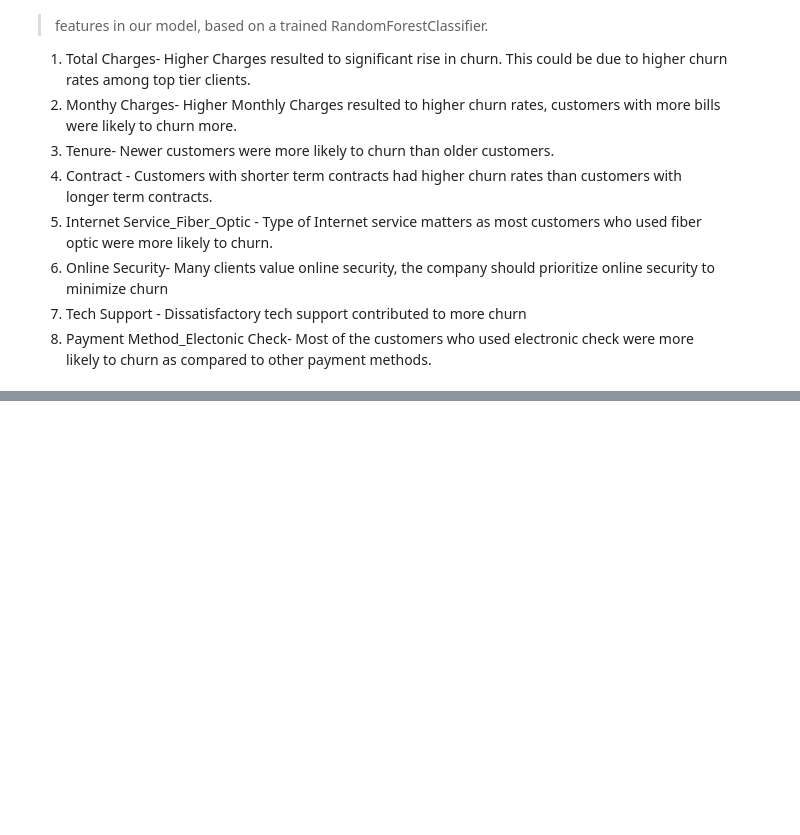
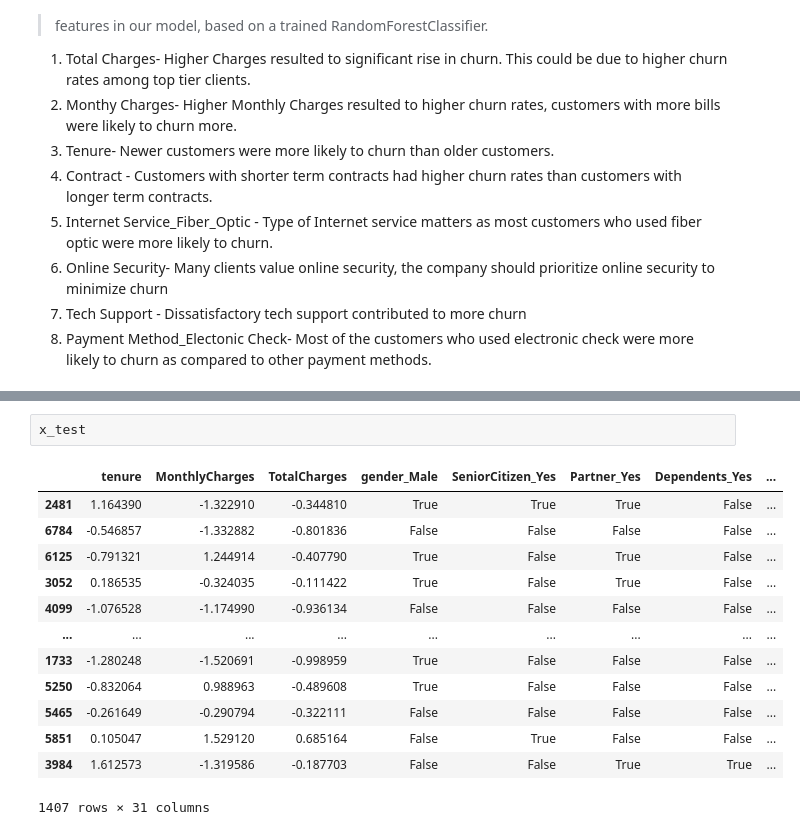
Before and after one commit to Rolweezy/Telco-Customer-Churn-Detection-and-Prevention-Project, a Jupyter notebook: Telco_Customer_Churn_Prediction_And_Prevention.ipynb, the cells around one changed output, grey strips where cells are left out. Drawn from its saved outputs; the diff is of its cells as text; blank space fills up the shorter version.

```diff
--- a/Telco_Customer_Churn_Prediction_And_Prevention.ipynb
+++ b/Telco_Customer_Churn_Prediction_And_Prevention.ipynb
@@ -1116,0 +1137,16 @@ Feature Importance Analysis
+# %%
+x_test
+# %% [output]
+|  | tenure | MonthlyCharges | TotalCharges | gender_Male | SeniorCitizen_Yes | Partner_Yes | Dependents_Yes | ... |
+| 2481 | 1.164390 | -1.322910 | -0.344810 | True | True | True | False | ... |
+| 6784 | -0.546857 | -1.332882 | -0.801836 | False | False | False | False | ... |
+| 6125 | -0.791321 | 1.244914 | -0.407790 | True | False | True | False | ... |
+| 3052 | 0.186535 | -0.324035 | -0.111422 | True | False | True | False | ... |
+| 4099 | -1.076528 | -1.174990 | -0.936134 | False | False | False | False | ... |
+| ... | ... | ... | ... | ... | ... | ... | ... | ... |
+| 1733 | -1.280248 | -1.520691 | -0.998959 | True | False | False | False | ... |
+| 5250 | -0.832064 | 0.988963 | -0.489608 | True | False | False | False | ... |
+| 5465 | -0.261649 | -0.290794 | -0.322111 | False | False | False | False | ... |
+| 5851 | 0.105047 | 1.529120 | 0.685164 | False | True | False | False | ... |
+| 3984 | 1.612573 | -1.319586 | -0.187703 | False | False | True | True | ... |
+1407 rows × 31 columns
```
Also changed, not shown: parts of 25 cells of this notebook.
